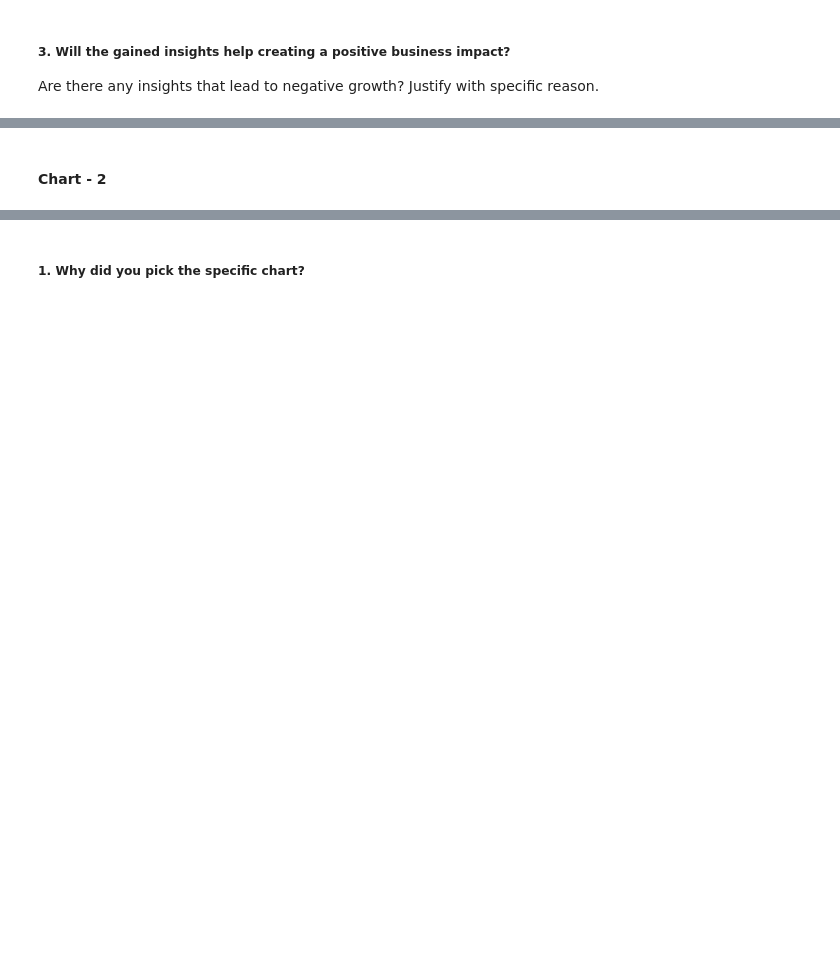
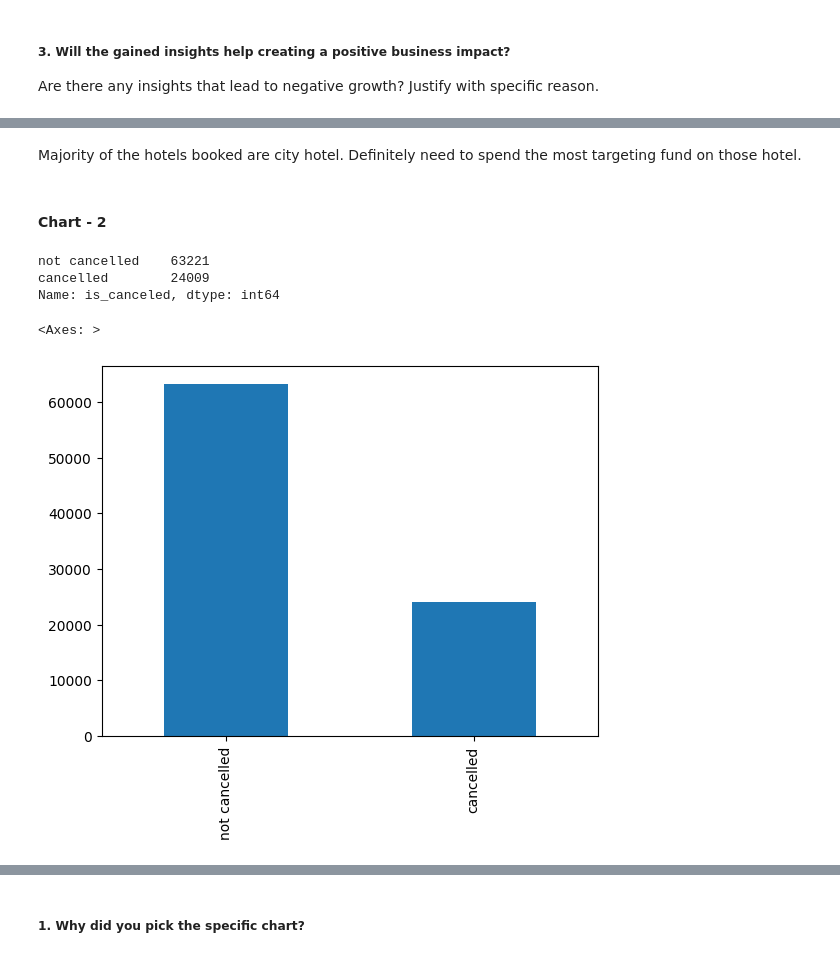
Before and after one commit to JNSDKV/EDA-HOTEL-ANALYSIS, a Jupyter notebook: EDA_HOTEL_BOOKING.ipynb, the cells around one changed output, grey strips where cells are left out. Cells and saved outputs as stored; diff of their text form; code cells hidden in the pictures; blank space fills up the shorter version.

```diff
--- a/EDA_HOTEL_BOOKING.ipynb
+++ b/EDA_HOTEL_BOOKING.ipynb
@@ -384,2 +545,4 @@ Answer Here
+# %% [markdown]
+Majority of the hotels booked are city hotel. Definitely need to spend the most targeting fund on those hotel.
 # %% [markdown]
 #### Chart - 2
@@ -387,0 +549,17 @@ Answer Here
+# %%
+# Chart - 2 visualization code
+# is_cancelled
+# changing the bool data from int to string for easy representation
+
+df1['is_canceled'] = df1['is_canceled'].replace([1, 0], ['cancelled', 'not cancelled'])
+# %%
+df1['is_canceled'].value_counts()
+# %% [output]
+not cancelled    63221
+cancelled        24009
+Name: is_canceled, dtype: int64
+# %%
+df1['is_canceled'].value_counts().plot(kind='bar')
+# %% [output]
+<Axes: >
+[figure, added]
```
Also changed, not shown: parts of 77 cells of this notebook.
